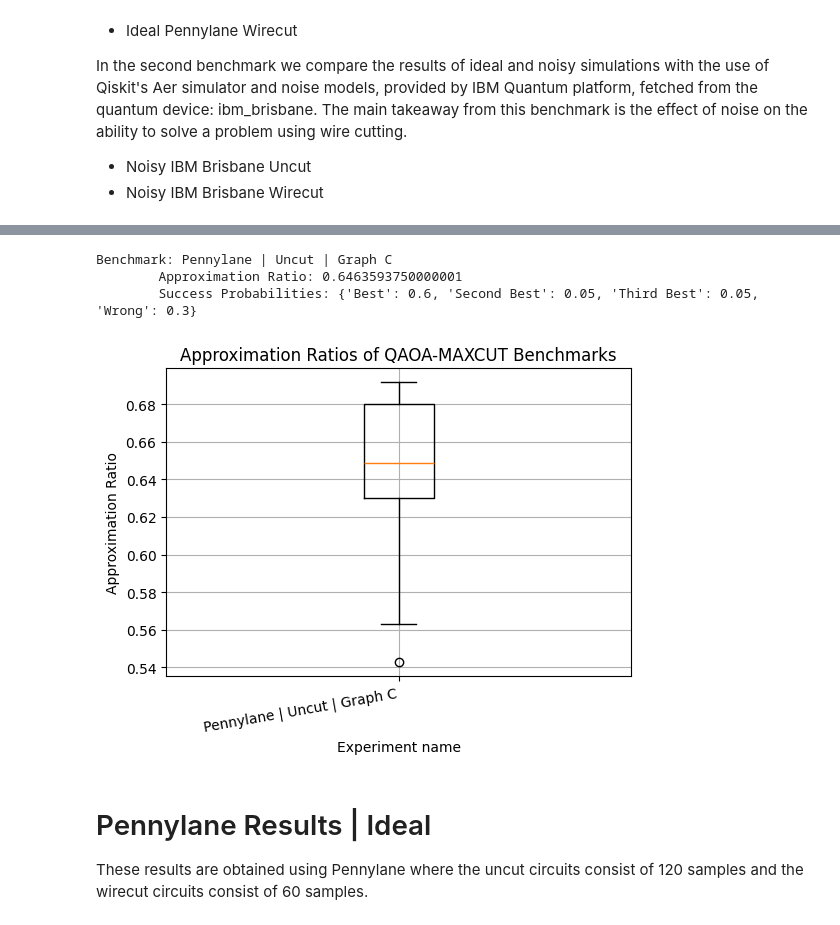
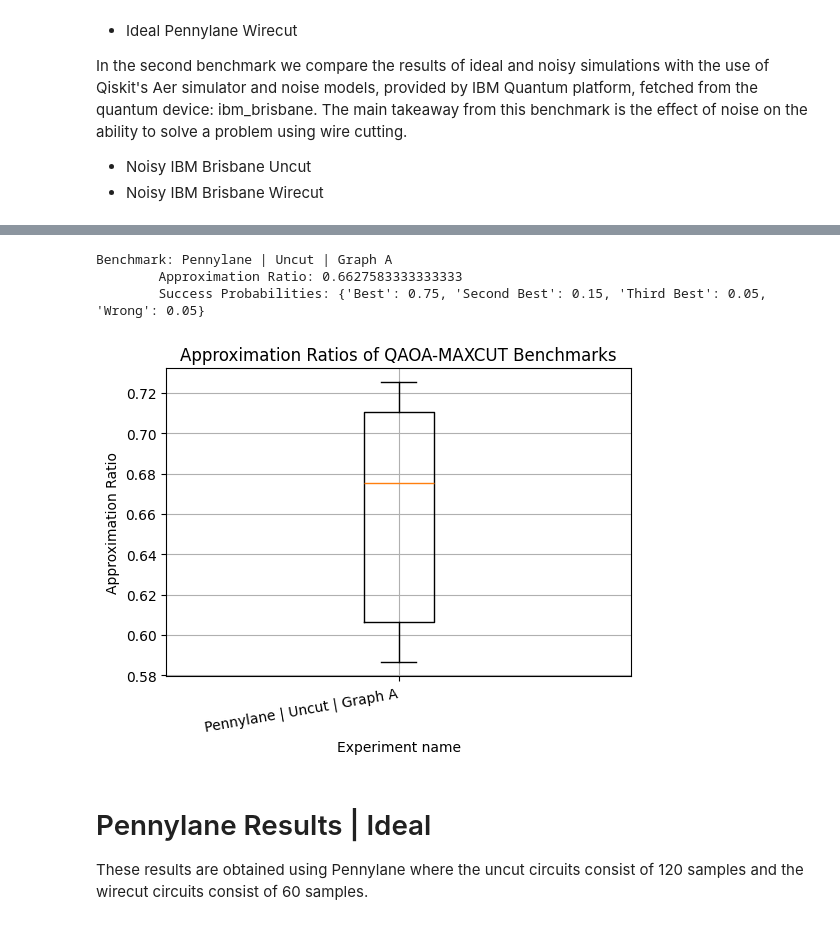
Before and after one commit to Mitch36/Wirecut-QAOA, a Jupyter notebook: experiments/QAOA-Wirecut/QAOA_MAXCUT_Wirecut.ipynb, the cells around one changed output, grey strips where cells are left out. Cells and saved outputs as stored; diff of their text form; code cells hidden in the pictures.

```diff
--- a/experiments/QAOA-Wirecut/QAOA_MAXCUT_Wirecut.ipynb
+++ b/experiments/QAOA-Wirecut/QAOA_MAXCUT_Wirecut.ipynb
@@ -73,9 +66,9 @@ manager: ResultsManager = ResultsManager()
 
 # 3. Construct the three different graphs
 graphs: dict = {
-    # "Graph A": Graph([2, 3, 2], "A"),
+    "Graph A": Graph([2, 3, 2], "A"),
     # "Graph B": Graph([2, 3, 2, 3], "B"),
-    "Graph C": Graph([2, 3, 2, 3, 2], "C"),
+    # "Graph C": Graph([2, 3, 2, 3, 2], "C"),
 }
 
 [graph.Visualise(key) for key, graph in graphs.items()]
@@ -148,39 +143,39 @@ manager = ResultsManager.FromBinaryFile(FILE_NAME)
 store: list = []
 labels: list[str] = []
 data: list[list] = []
 
-# store.append(manager.GetAllForGraph("Graph A"))
+store.append(manager.GetAllForGraph("Graph A"))
 # store.append(manager.GetAllForGraph("Graph B"))
-store.append(manager.GetAllForGraph("Graph C"))
+# store.append(manager.GetAllForGraph("Graph C"))
 
 for graphScenario in store:
     for benchmark in graphScenario:
         labels.append(benchmark.name)
         data.append(benchmark.GetApproximationRatios())
         print(benchmark)
 
     # Create the boxplot
     plt.figure(figsize=(6, 4))
     plt.boxplot(data, tick_labels=labels)
 
     # Add labels and title
     plt.xlabel('Experiment name')
     plt.ylabel('Approximation Ratio')
     plt.title('Approximation Ratios of QAOA-MAXCUT Benchmarks')
     plt.xticks(rotation=10, ha='right')
 
     # Add grid for better readability
     plt.grid(True)
 
     # Show the plot
     plt.show()
 
     labels = []; data = []
 # %% [output]
-Benchmark: Pennylane | Uncut | Graph C
-        Approximation Ratio: 0.6463593750000001
-        Success Probabilities: {'Best': 0.6, 'Second Best': 0.05, 'Third Best': 0.05, 'Wrong': 0.3}
+Benchmark: Pennylane | Uncut | Graph A
+        Approximation Ratio: 0.6627583333333333
+        Success Probabilities: {'Best': 0.75, 'Second Best': 0.15, 'Third Best': 0.05, 'Wrong': 0.05}
-[figure, old version]
+[figure, new version]
 # %% [markdown]
 # Pennylane Results | Ideal
 
```
Also changed, not shown: parts of 4 cells of this notebook, 6 other files.
